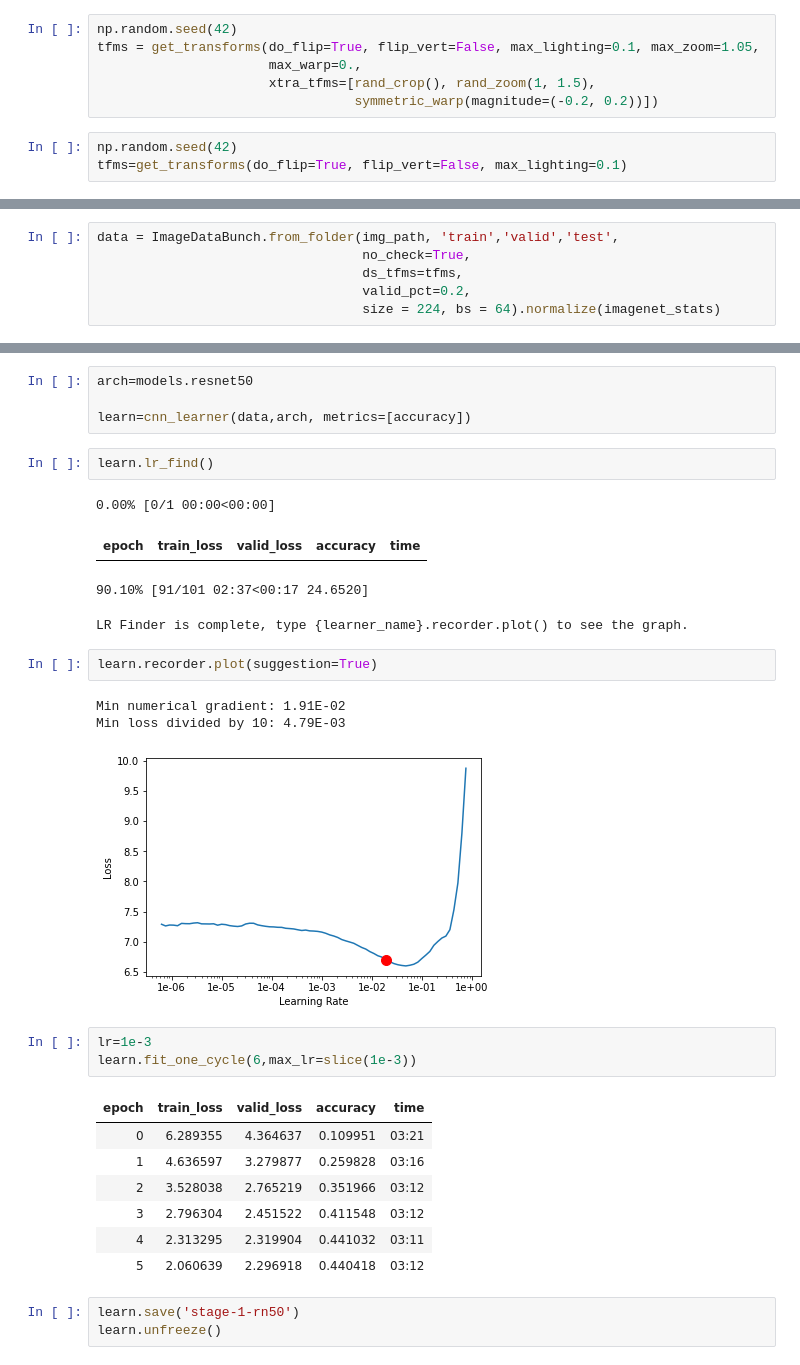
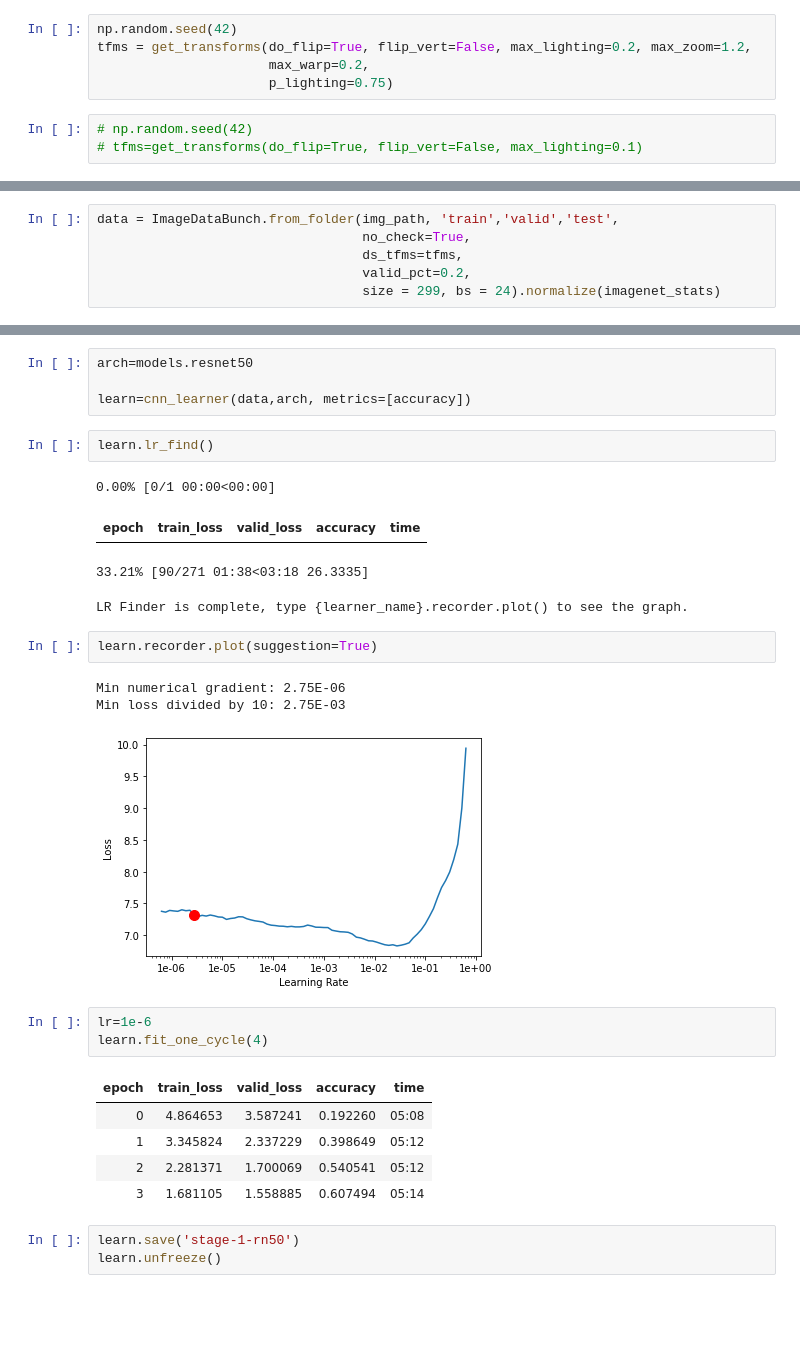
Before and after one commit to skdmajee/fastai, a Jupyter notebook: Whatcar.ipynb, the cells around one changed output, grey strips where cells are left out. Saved outputs shown, nothing was run; the diff lists cells and outputs as text; blank space fills up the shorter version.

```diff
--- a/Whatcar.ipynb
+++ b/Whatcar.ipynb
@@ -96,13 +114,12 @@ test_path.ls()
 # imges[:6]
 # %%
 np.random.seed(42)
-tfms = get_transforms(do_flip=True, flip_vert=False, max_lighting=0.1, max_zoom=1.05,
-                      max_warp=0.,
-                      xtra_tfms=[rand_crop(), rand_zoom(1, 1.5),
-                                 symmetric_warp(magnitude=(-0.2, 0.2))])
+tfms = get_transforms(do_flip=True, flip_vert=False, max_lighting=0.2, max_zoom=1.2,
+                      max_warp=0.2,
+                      p_lighting=0.75)
 # %%
-np.random.seed(42)
-tfms=get_transforms(do_flip=True, flip_vert=False, max_lighting=0.1)
+# np.random.seed(42)
+# tfms=get_transforms(do_flip=True, flip_vert=False, max_lighting=0.1)
 # %%
 test_data=ImageDataBunch.from_folder(test_path,
                                      no_check=True,
@@ -117,7 +134,7 @@ data = ImageDataBunch.from_folder(img_path, 'train','valid','test',
                                   no_check=True,
                                   ds_tfms=tfms,
                                   valid_pct=0.2,
-                                  size = 224, bs = 64).normalize(imagenet_stats)
+                                  size = 299, bs = 24).normalize(imagenet_stats)
 # %%
 data.show_batch(rows=3, figsize=(12,9))
 # %% [output]
@@ -156,25 +173,23 @@ learn.lr_find()
 # %% [output]
 0.00% [0/1 00:00<00:00]
 | epoch | train_loss | valid_loss | accuracy | time |
-90.10% [91/101 02:37<00:17 24.6520]
+33.21% [90/271 01:38<03:18 26.3335]
 LR Finder is complete, type {learner_name}.recorder.plot() to see the graph.
 # %%
 learn.recorder.plot(suggestion=True)
 # %% [output]
-Min numerical gradient: 1.91E-02
-Min loss divided by 10: 4.79E-03
+Min numerical gradient: 2.75E-06
+Min loss divided by 10: 2.75E-03
-[figure, old version]
+[figure, new version]
 # %%
-lr=1e-3
-learn.fit_one_cycle(6,max_lr=slice(1e-3))
+lr=1e-6
+learn.fit_one_cycle(4)
 # %% [output]
 | epoch | train_loss | valid_loss | accuracy | time |
-| 0 | 6.289355 | 4.364637 | 0.109951 | 03:21 |
-| 1 | 4.636597 | 3.279877 | 0.259828 | 03:16 |
-| 2 | 3.528038 | 2.765219 | 0.351966 | 03:12 |
-| 3 | 2.796304 | 2.451522 | 0.411548 | 03:12 |
-| 4 | 2.313295 | 2.319904 | 0.441032 | 03:11 |
-| 5 | 2.060639 | 2.296918 | 0.440418 | 03:12 |
+| 0 | 4.864653 | 3.587241 | 0.192260 | 05:08 |
+| 1 | 3.345824 | 2.337229 | 0.398649 | 05:12 |
+| 2 | 2.281371 | 1.700069 | 0.540541 | 05:12 |
+| 3 | 1.681105 | 1.558885 | 0.607494 | 05:14 |
 # %%
 learn.save('stage-1-rn50')
 learn.unfreeze()
```
Also changed, not shown: parts of 19 cells of this notebook.
